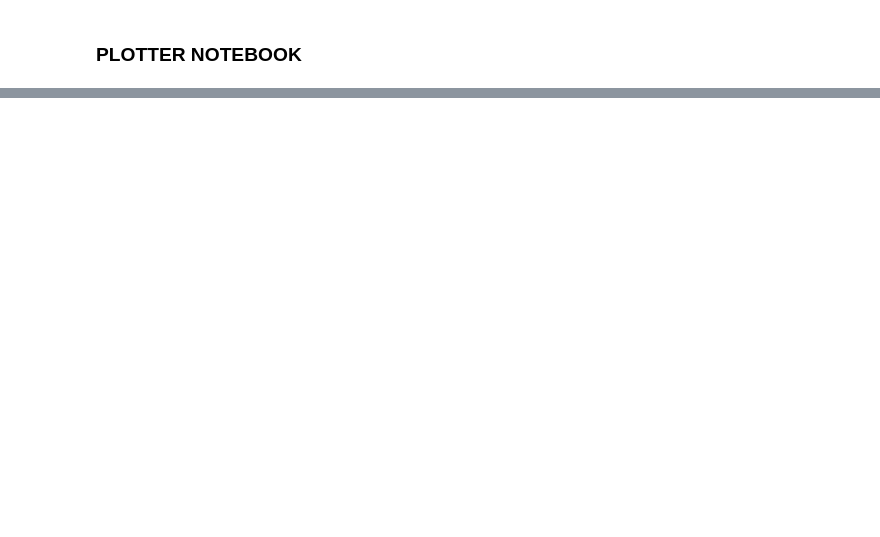
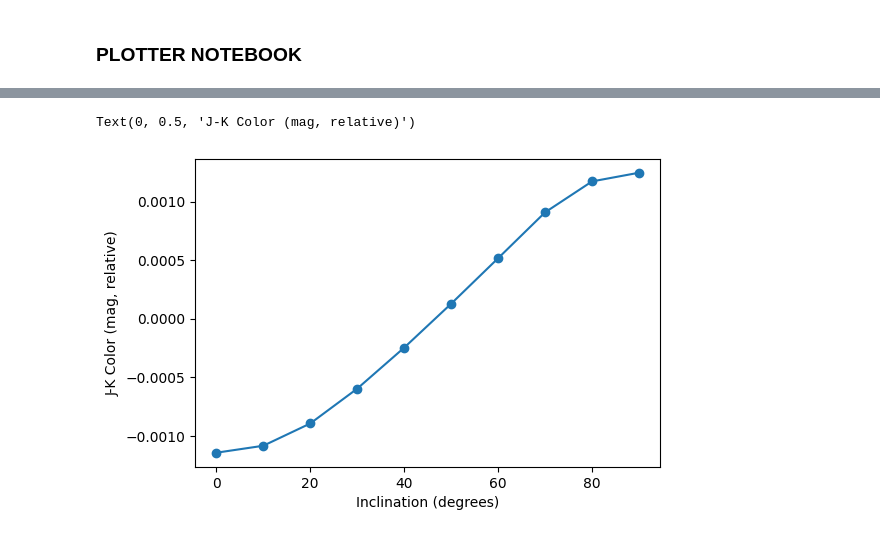
Before and after one commit to fudanguyen/polarVortexJwst, a Jupyter notebook: spec_module/specPlotter.ipynb, the cells around one changed output, grey strips where cells are left out. Saved outputs shown, nothing was run; the diff lists cells and outputs as text; code cells hidden in the pictures; blank space fills up the shorter version.

```diff
--- a/spec_module/specPlotter.ipynb
+++ b/spec_module/specPlotter.ipynb
@@ -27,0 +105,10 @@ os.path.basename(spectra_files[0]).split('=')[1].split('.')[0]
+# %%
+### Somes helpful metadata
+# codec length
+n = len(codec_loaded.spectra_assignments.keys())
+# how to load a spectrum
+wave, flux = codec_loaded.load_spectrum(codec_id=0)
+print(wave[::50])
+print(flux[::50])
+# load the time indices
+time_indices = results['0']['time_array']
@@ -80,0 +393,29 @@ Saved 60 panels images
+# %%
+colors = []
+for inclin in specs.keys():
+    composite_spectra_ts = specs[inclin]
+    mean_flux = np.zeros_like(wave_i)
+    for keys in specs[inclin]:
+        _, wave_i, flux_i = composite_spectra_ts[keys].values()
+        mean_flux += flux_i
+    mean_flux /= len(specs[inclin].keys())
+
+    color_J_mask = (wave_i >= 1.5) & (wave_i <= 1.6)
+    color_K_mask = (wave_i >= 2.2) & (wave_i <= 2.4)
+
+    color_J_flux = np.mean(mean_flux[color_J_mask])
+    color_K_flux = np.mean(mean_flux[color_K_mask])
+    colorJK = 2.5 * np.log10(color_J_flux / color_K_flux)
+
+    colors.append((float(inclin), colorJK))
+
+# Plot color vs inclination
+fig, ax = plt.subplots(figsize=(6,4))
+inclinations, colorJKs = zip(*colors)
+color_mean = np.mean(colorJKs)
+ax.plot(inclinations, colorJKs - color_mean, marker='o', linestyle='-')
+ax.set_xlabel('Inclination (degrees)')
+ax.set_ylabel('J-K Color (mag, relative)')
+# %% [output]
+Text(0, 0.5, 'J-K Color (mag, relative)')
+[figure, added]
```
Also changed, not shown: parts of 12 cells of this notebook, 15 other files.
